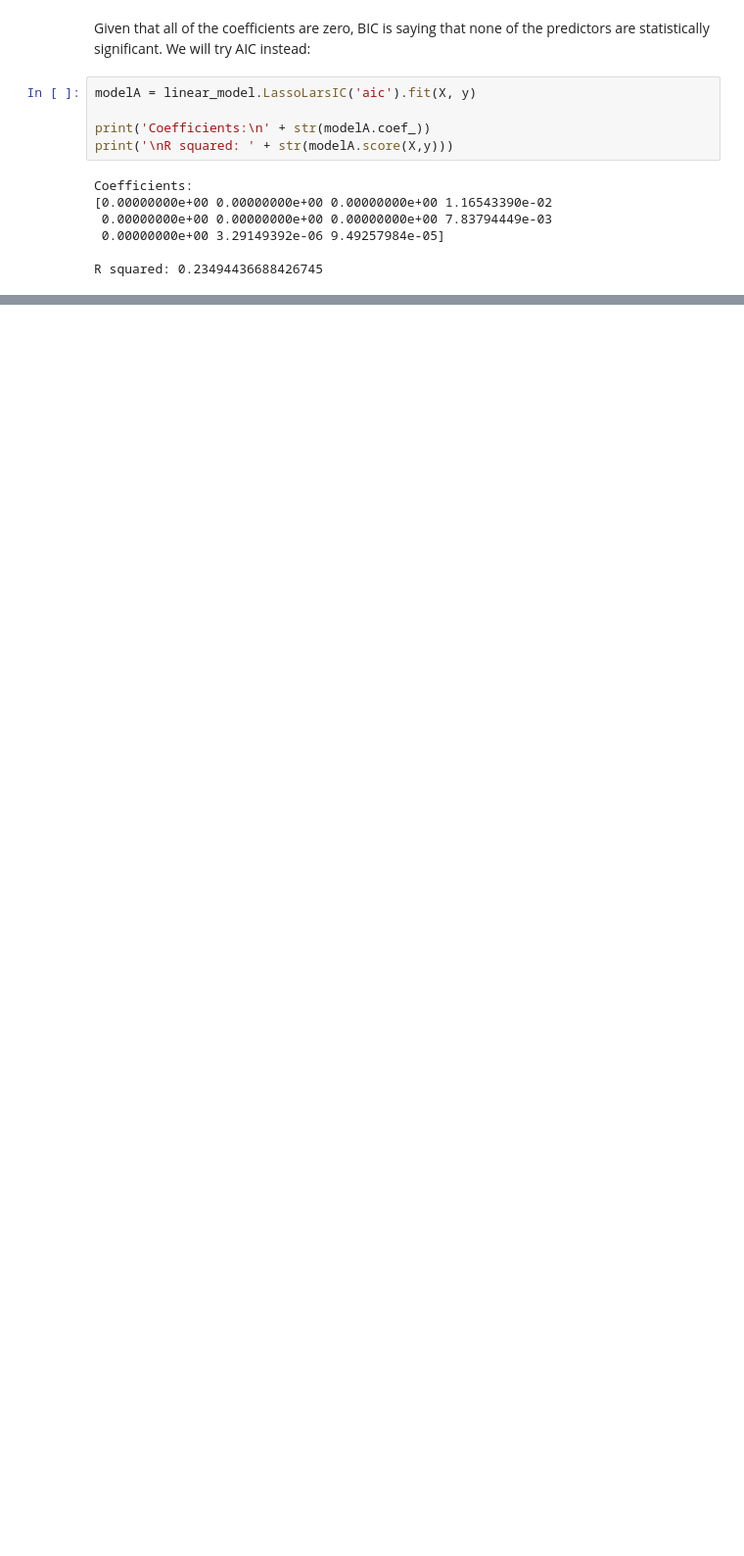
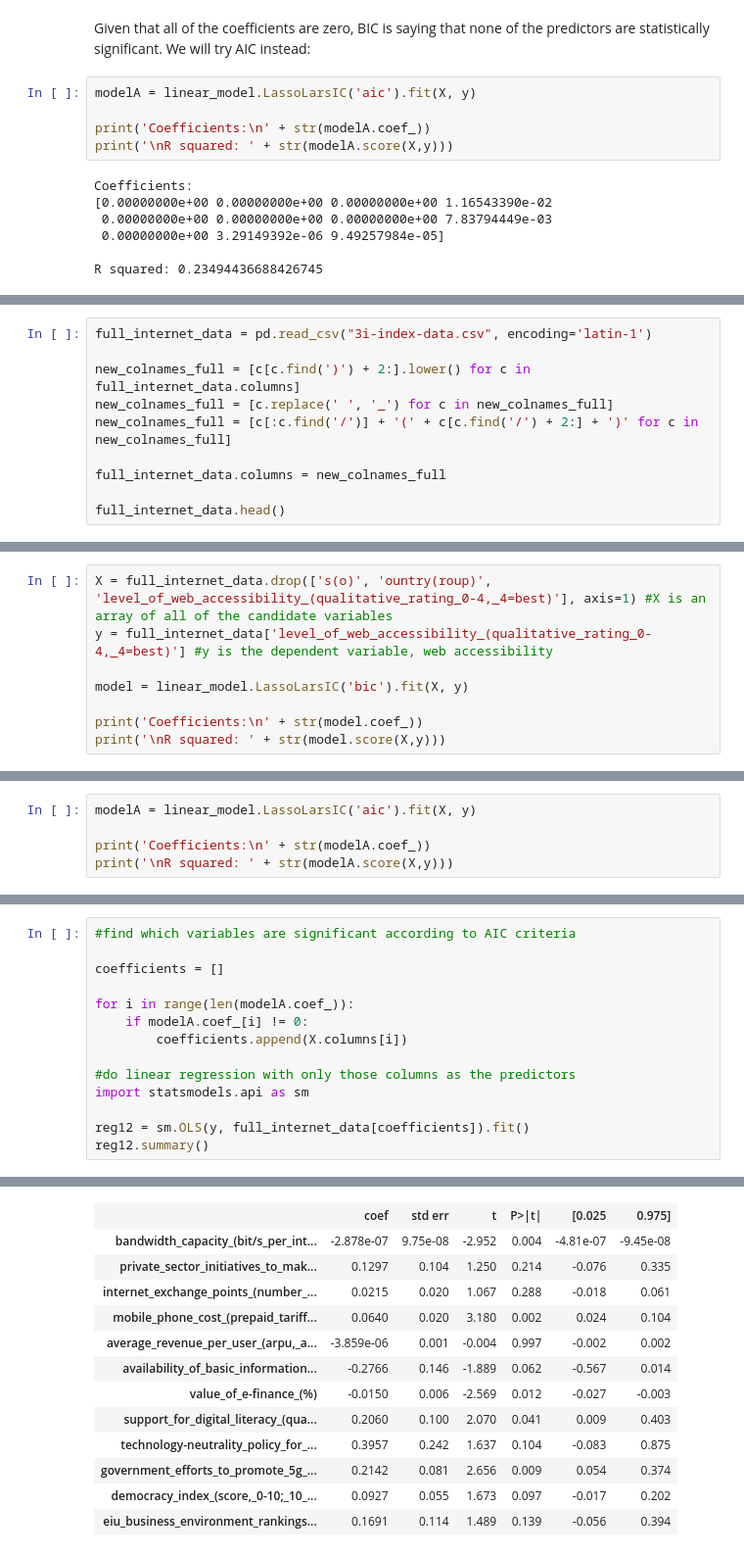
Before and after one commit to tklausner/info2950-project, a Jupyter notebook: INFO2950_Project.ipynb, the cells around one changed output, grey strips where cells are left out. Shown at 98% size. Cells and saved outputs as stored; diff of their text form; blank space fills up the shorter version.

```diff
--- a/INFO2950_Project.ipynb
+++ b/INFO2950_Project.ipynb
@@ -523,0 +525,10 @@ Most of the coefficients of significant predictors are close to zero, and the R
+# %%
+full_internet_data = pd.read_csv("3i-index-data.csv", encoding='latin-1')
+
+new_colnames_full = [c[c.find(')') + 2:].lower() for c in full_internet_data.columns]
+new_colnames_full = [c.replace(' ', '_') for c in new_colnames_full]
+new_colnames_full = [c[:c.find('/')] + '(' + c[c.find('/') + 2:] + ')' for c in new_colnames_full]
+
+full_internet_data.columns = new_colnames_full
+
+full_internet_data.head()
@@ -523,0 +543,8 @@ Most of the coefficients of significant predictors are close to zero, and the R
+# %%
+X = full_internet_data.drop(['s(o)', 'ountry(roup)', 'level_of_web_accessibility_(qualitative_rating_0-4,_4=best)'], axis=1) #X is an array of all of the candidate variables
+y = full_internet_data['level_of_web_accessibility_(qualitative_rating_0-4,_4=best)'] #y is the dependent variable, web accessibility
+
+model = linear_model.LassoLarsIC('bic').fit(X, y)
+
+print('Coefficients:\n' + str(model.coef_))
+print('\nR squared: ' + str(model.score(X,y)))
@@ -523,0 +569,5 @@ Most of the coefficients of significant predictors are close to zero, and the R
+# %%
+modelA = linear_model.LassoLarsIC('aic').fit(X, y)
+
+print('Coefficients:\n' + str(modelA.coef_))
+print('\nR squared: ' + str(modelA.score(X,y)))
@@ -523,0 +592,15 @@ Most of the coefficients of significant predictors are close to zero, and the R
+# %%
+#find which variables are significant according to AIC criteria
+
+coefficients = []
+
+for i in range(len(modelA.coef_)):
+    if modelA.coef_[i] != 0:
+        coefficients.append(X.columns[i])
+
+#do linear regression with only those columns as the predictors
+import statsmodels.api as sm
+
+reg12 = sm.OLS(y, full_internet_data[coefficients]).fit()
+reg12.summary()
+# %% [output]
@@ -523,0 +617,13 @@ Most of the coefficients of significant predictors are close to zero, and the R
+|  | coef | std err | t | P>|t| | [0.025 | 0.975] |
+| bandwidth_capacity_(bit/s_per_int... | -2.878e-07 | 9.75e-08 | -2.952 | 0.004 | -4.81e-07 | -9.45e-08 |
+| private_sector_initiatives_to_mak... | 0.1297 | 0.104 | 1.250 | 0.214 | -0.076 | 0.335 |
+| internet_exchange_points_(number_... | 0.0215 | 0.020 | 1.067 | 0.288 | -0.018 | 0.061 |
+| mobile_phone_cost_(prepaid_tariff... | 0.0640 | 0.020 | 3.180 | 0.002 | 0.024 | 0.104 |
+| average_revenue_per_user_(arpu,_a... | -3.859e-06 | 0.001 | -0.004 | 0.997 | -0.002 | 0.002 |
+| availability_of_basic_information... | -0.2766 | 0.146 | -1.889 | 0.062 | -0.567 | 0.014 |
+| value_of_e-finance_(%) | -0.0150 | 0.006 | -2.569 | 0.012 | -0.027 | -0.003 |
+| support_for_digital_literacy_(qua... | 0.2060 | 0.100 | 2.070 | 0.041 | 0.009 | 0.403 |
+| technology-neutrality_policy_for_... | 0.3957 | 0.242 | 1.637 | 0.104 | -0.083 | 0.875 |
+| government_efforts_to_promote_5g_... | 0.2142 | 0.081 | 2.656 | 0.009 | 0.054 | 0.374 |
+| democracy_index_(score,_0-10;_10_... | 0.0927 | 0.055 | 1.673 | 0.097 | -0.017 | 0.202 |
+| eiu_business_environment_rankings... | 0.1691 | 0.114 | 1.489 | 0.139 | -0.056 | 0.394 |
```
Also changed, not shown: parts of 32 cells of this notebook.
